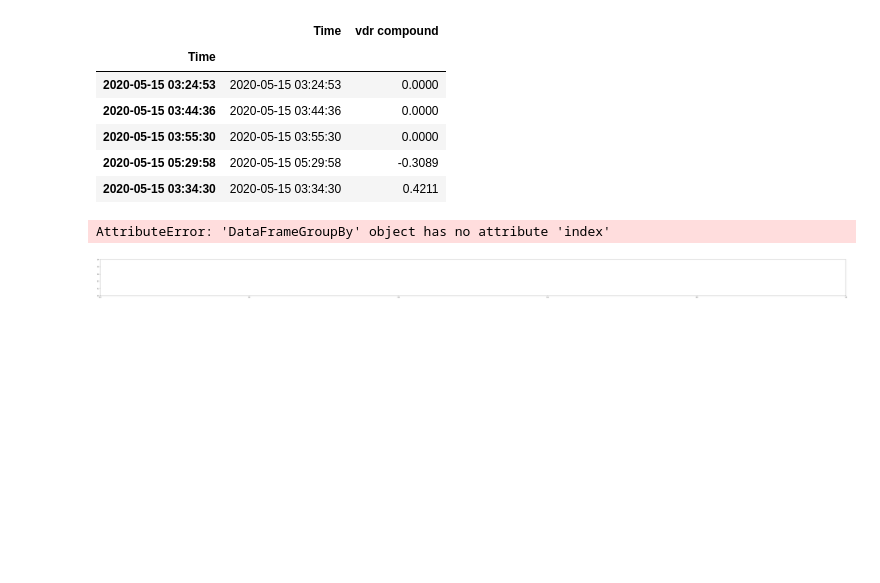
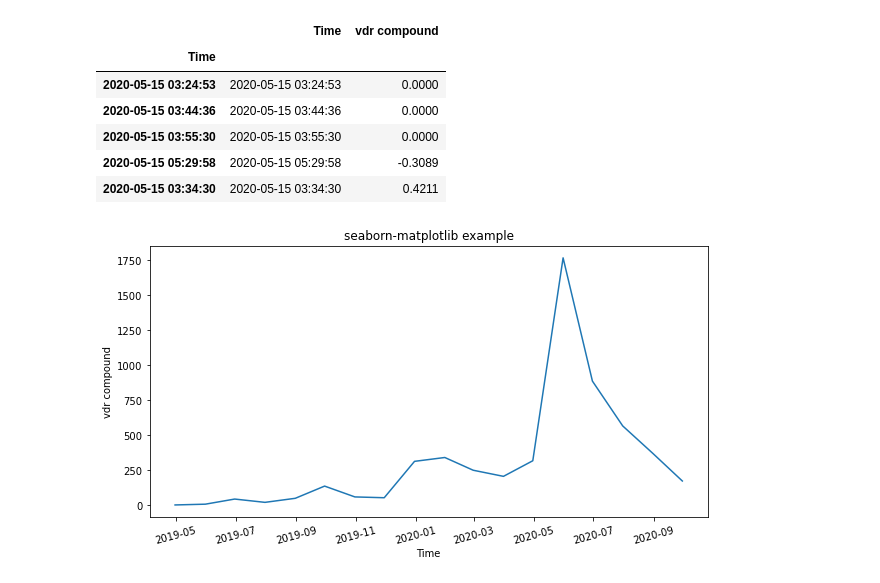
Before and after one commit to Sakyawira/Sentiment-Analysis, a Jupyter notebook: 2. Data Cleaning and Exploration.ipynb, the cells around one changed output. Drawn from its saved outputs; the diff is of its cells as text; code cells hidden in the pictures; blank space fills up the shorter version.

```diff
--- a/2. Data Cleaning and Exploration.ipynb
+++ b/2. Data Cleaning and Exploration.ipynb
@@ -366,11 +366,10 @@ g = over_time.groupby(pd.Grouper(freq="M"))
 # %%
 data_sum = g.sum()
 # %%
-fig, ax = plt.subplots(figsize=(100,5))
-sns.lineplot(x=g.index, y="vdr compound", data=g)
+fig, ax = plt.subplots(figsize=(10,5))
+sns.lineplot(x=data_sum.index, y="vdr compound", data=data_sum)
 plt.xticks(rotation=15)
 plt.title('seaborn-matplotlib example')
 plt.show()
 # %% [output]
-AttributeError: 'DataFrameGroupBy' object has no attribute 'index'
-[figure, old version]
+[figure, new version]
```
